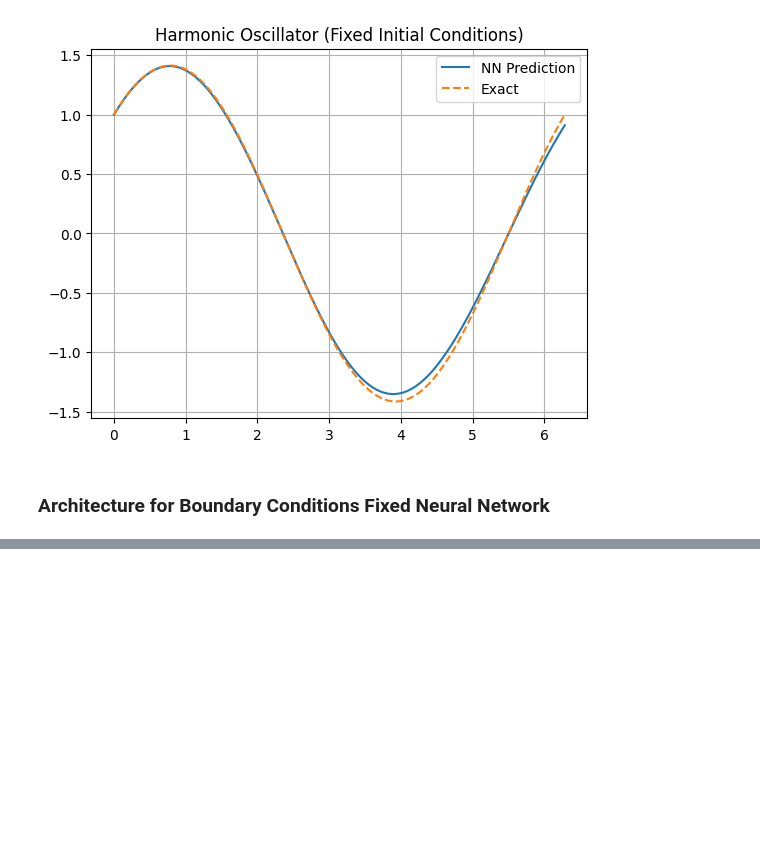
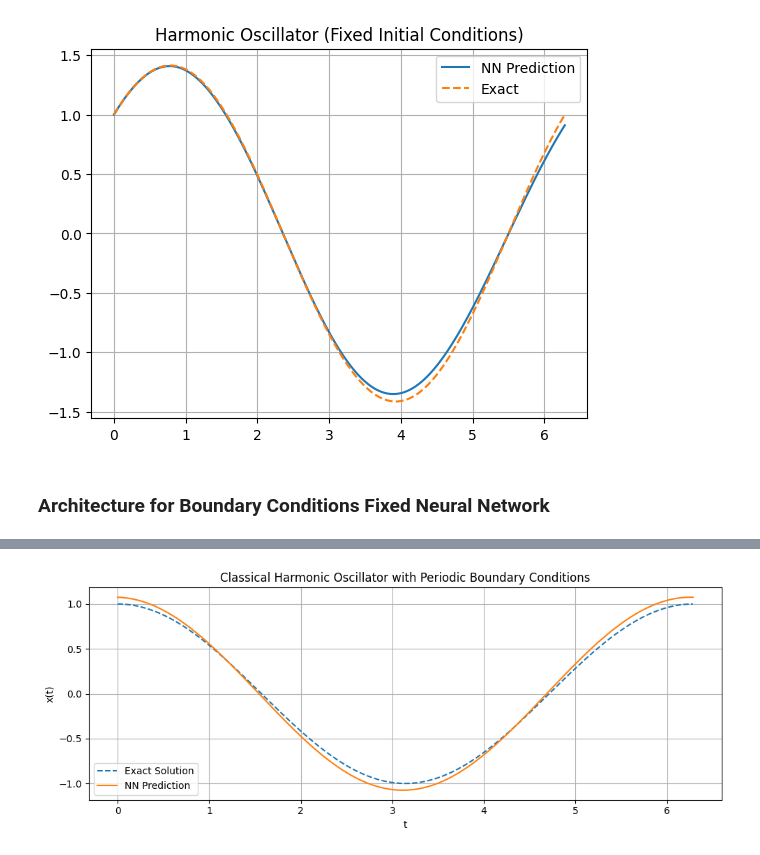
Before and after one commit to vanshjjw/Course, a Jupyter notebook: PS2/HarmonicOscillator.ipynb, the cells around one changed output, grey strips where cells are left out. Cells and saved outputs as stored; diff of their text form; code cells hidden in the pictures; blank space fills up the shorter version.

```diff
--- a/PS2/HarmonicOscillator.ipynb
+++ b/PS2/HarmonicOscillator.ipynb
@@ -92,0 +113,45 @@ plt.show()
+# %%
+def second_derivative(model, t):
+    t.requires_grad_(True)
+    x = model(t)
+    dx = torch.autograd.grad(x, t, torch.ones_like(x), create_graph=True)[0]
+    d2x = torch.autograd.grad(dx, t, torch.ones_like(dx), create_graph=True)[0]
+    return d2x
+
+# Model and optimizer
+model = PeriodicResidualNet().to(device_name)
+optimizer = torch.optim.Adam(model.parameters(), lr=5e-4)
+# %%
+epochs = 2000
+N = 256
+t_train = torch.linspace(0, 2 * np.pi, N, device=device).reshape(-1, 1)
+
+for epoch in range(epochs):
+    optimizer.zero_grad()
+    d2x = second_derivative(model, t_train)
+    x_hat = model(t_train)
+    loss = torch.mean((d2x + x_hat)**2)  # ODE residual loss
+
+    loss.backward()
+    optimizer.step()
+
+    if epoch % 500 == 0:
+        print(f"Epoch {epoch} | Loss: {loss.item():.8f}")
+
+# Evaluate
+t_eval = torch.linspace(0, 2 * np.pi, 1000, device=device_name).reshape(-1, 1)
+x_nn = model(t_eval).detach().cpu().numpy()
+x_true = analytic_solution(t_eval.cpu().numpy())
+
+# Plot
+plt.figure(figsize=(10, 4))
+plt.plot(t_eval.cpu(), x_true, '--', label='Exact Solution')
+plt.plot(t_eval.cpu(), x_nn, label='NN Prediction')
+plt.xlabel('t')
+plt.ylabel('x(t)')
+plt.title('Classical Harmonic Oscillator with Periodic Boundary Conditions')
+plt.legend()
+plt.grid(True)
+plt.tight_layout()
+plt.show()
+# %% [output]
@@ -92,0 +162 @@ plt.show()
+[figure, added]
```
Also changed, not shown: parts of 2 cells of this notebook, 1 other file.
